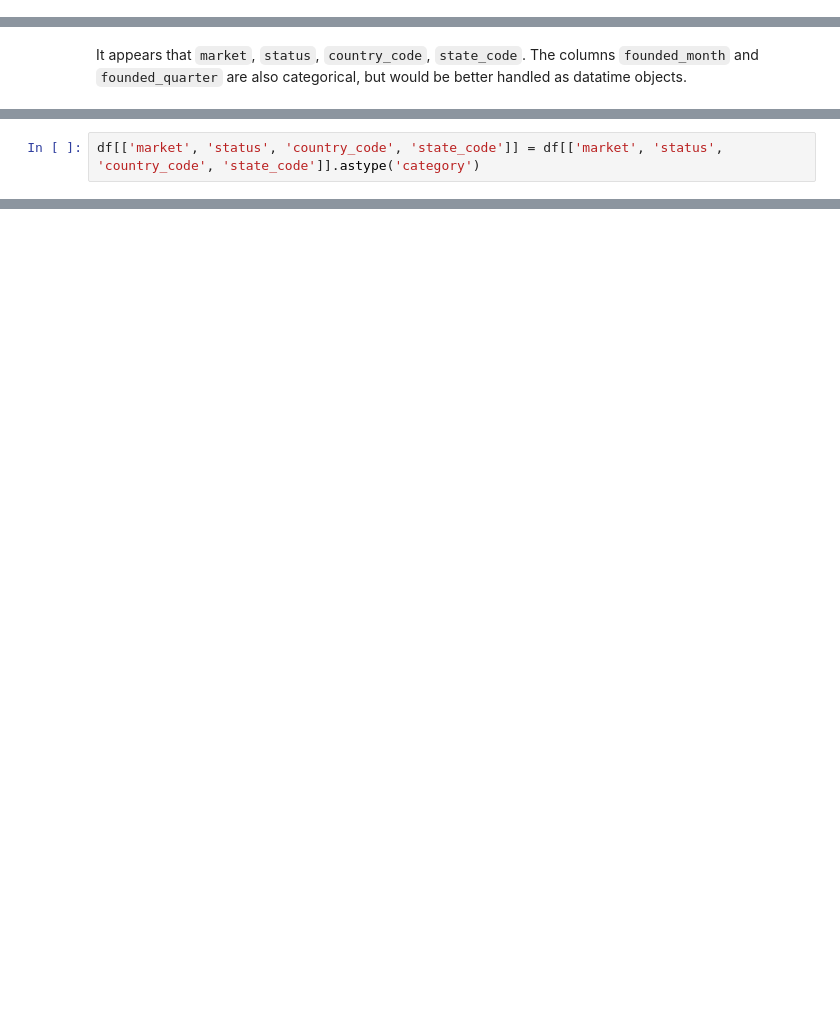
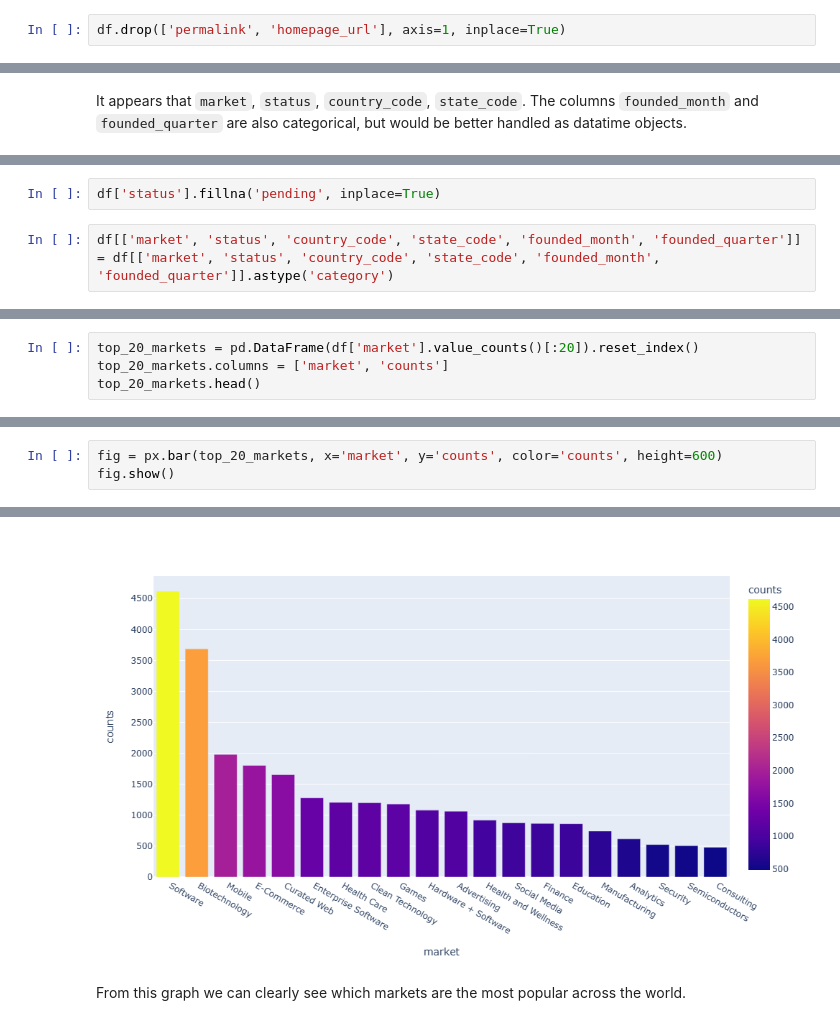
Before and after one commit to clamytoe/investments-vc, a Jupyter notebook: MartinUribe_InvestmentsVC_Capstone.ipynb, the cells around one changed output, grey strips where cells are left out. Drawn from its saved outputs; the diff is of its cells as text; blank space fills up the shorter version.

Commit message:
Cleaned up data and analyzed top market sectors

```diff
--- a/MartinUribe_InvestmentsVC_Capstone.ipynb
+++ b/MartinUribe_InvestmentsVC_Capstone.ipynb
@@ -58,3 +181,5 @@ Index(['permalink', 'name', 'homepage_url', 'category_list', 'market',
+# %%
+df.drop(['permalink', 'homepage_url'], axis=1, inplace=True)
 # %% [markdown]
 Out of all of the columns that are objects, let's see which might be better off as being considered categories.
 # %%
@@ -83,5 +212,7 @@ It appears that `market`, `status`, `country_code`, `state_code`. The columns `f
+# %%
+df['status'].fillna('pending', inplace=True)
 # %%
-df[['market', 'status', 'country_code', 'state_code']] = df[['market', 'status', 'country_code', 'state_code']].astype('category')
+df[['market', 'status', 'country_code', 'state_code', 'founded_month', 'founded_quarter']] = df[['market', 'status', 'country_code', 'state_code', 'founded_month', 'founded_quarter']].astype('category')
 # %%
 df.founded_month.sample(5)
 # %% [output]
@@ -124,0 +275,4 @@ dtype: int64
+# %%
+top_20_markets = pd.DataFrame(df['market'].value_counts()[:20]).reset_index()
+top_20_markets.columns = ['market', 'counts']
+top_20_markets.head()
@@ -124,0 +286,4 @@ dtype: int64
+# %%
+fig = px.bar(top_20_markets, x='market', y='counts', color='counts', height=600)
+fig.show()
+# %% [output]
@@ -124,0 +291,3 @@ dtype: int64
+[figure, added]
+# %% [markdown]
+From this graph we can clearly see which markets are the most popular across the world.
```
Also changed, not shown: parts of 36 cells of this notebook.
